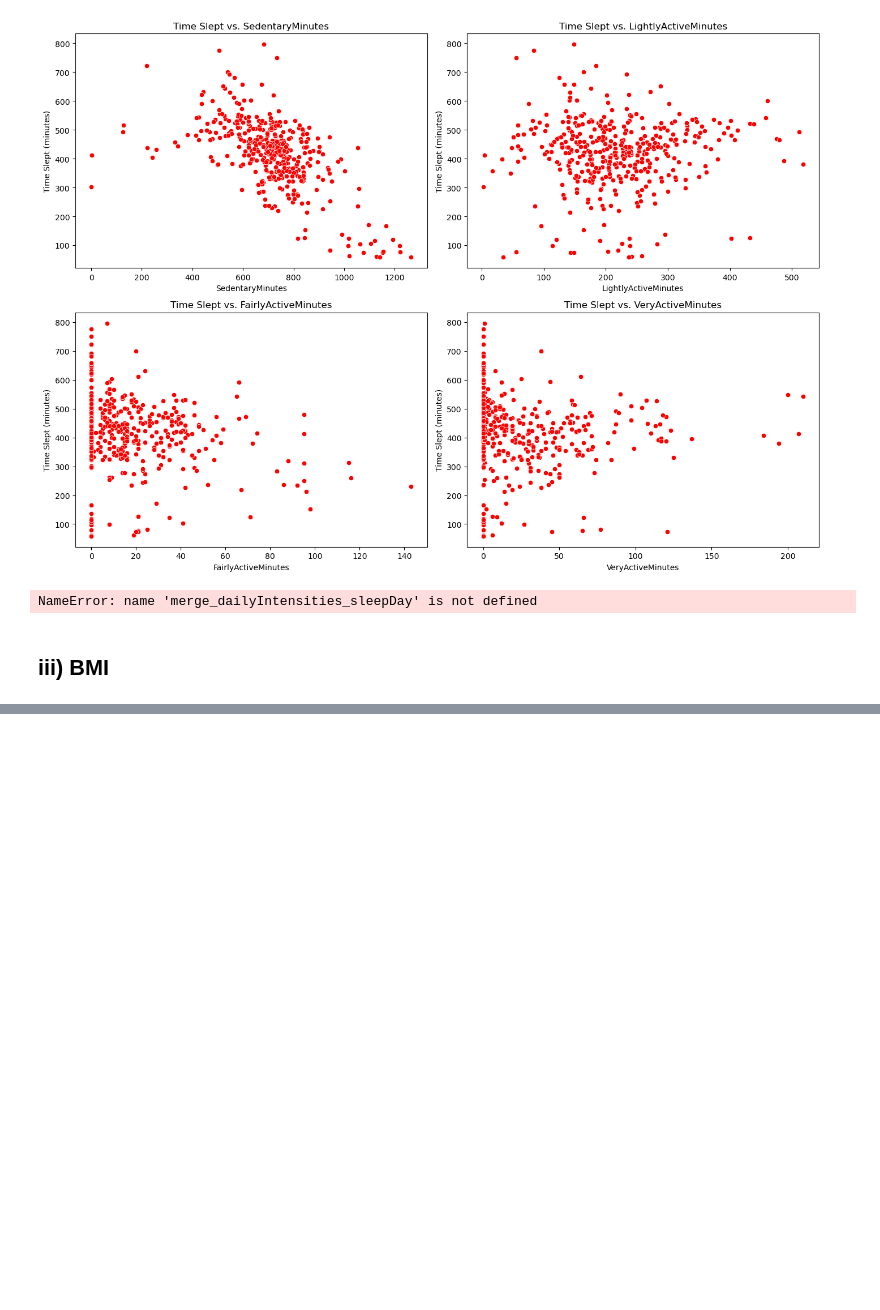
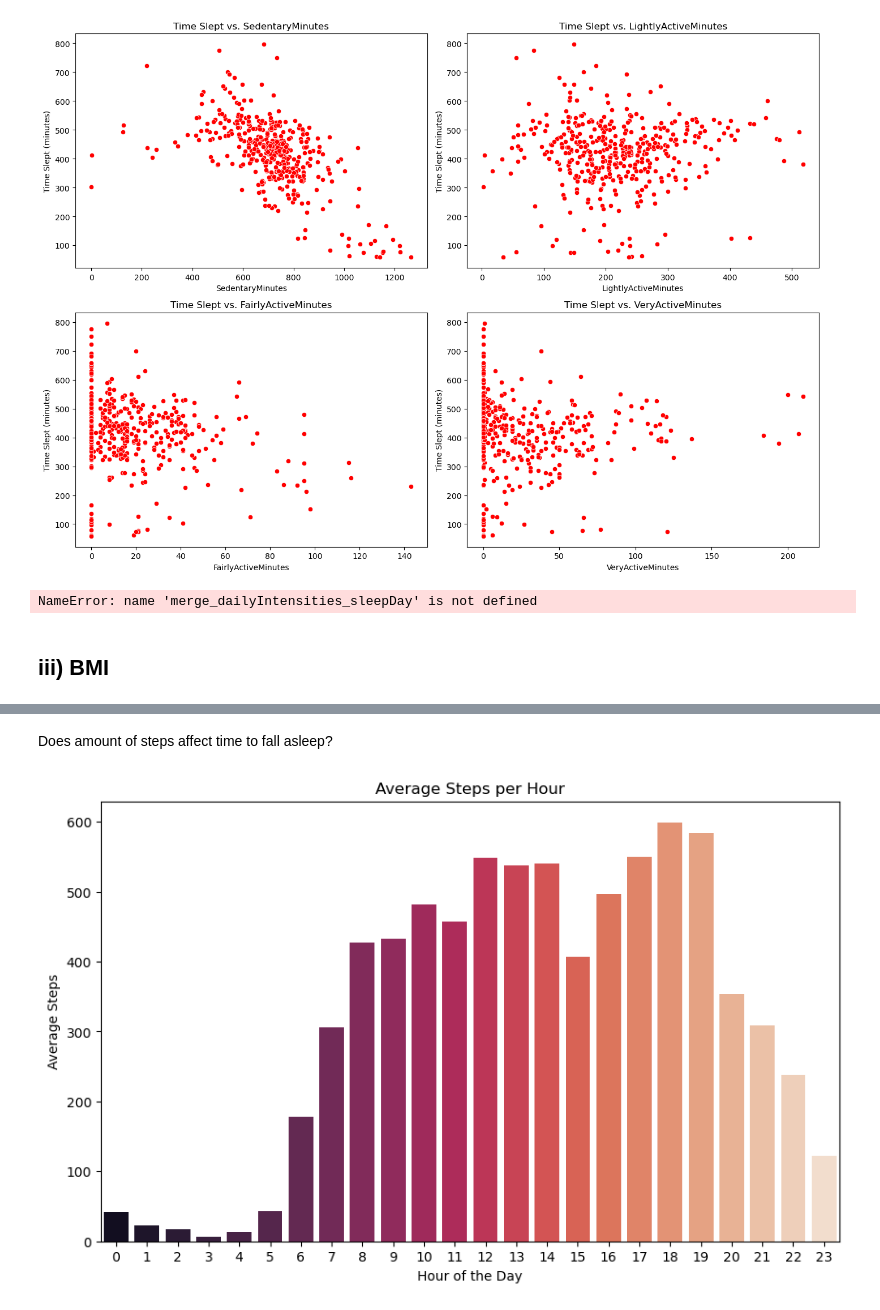
Before and after one commit to Hebbo23/Project-Big-Data---Group-22, a Jupyter notebook: final project code.ipynb, the cells around one changed output, grey strips where cells are left out. Saved outputs shown, nothing was run; the diff lists cells and outputs as text; code cells hidden in the pictures; blank space fills up the shorter version.

```diff
--- a/final project code.ipynb
+++ b/final project code.ipynb
@@ -1364,3 +1422,28 @@ plot_time_to_sleep_vs_bmi(c)
 #find top 15 persons with highest BMI on average and look at their BMI, average activity, average Calorie
 #do the same for everything but also for total time slept
 #list bmi for their corresponding last record
+# %% [markdown]
+Does amount of steps affect time to fall asleep?
+# %%
+hourlySteps_copy = hourlySteps.copy()#avoid modification of the data
+hourlySteps_copy["ActivityHour"] = pd.to_datetime(hourlySteps_copy["ActivityHour"], format='%m/%d/%Y %I:%M:%S %p')
+
+hourlySteps_copy["Date"] = hourlySteps_copy["ActivityHour"].dt.date
+hourlySteps_copy["Hour"] = hourlySteps_copy["ActivityHour"].dt.hour
+
+#hourlySteps_copy.head()
+#average, proportion of times is not 0 steps
+average_steps_per_hour = hourlySteps_copy.groupby("Hour")["StepTotal"].mean().reset_index()
+
+# Plot the bar chart
+plt.figure(figsize=(10, 6))
+sns.barplot(x="Hour", y="StepTotal", data=average_steps_per_hour, palette="rocket")
+
+# Customize the plot
+plt.title('Average Steps per Hour')
+plt.xlabel('Hour of the Day')
+plt.ylabel('Average Steps')
+plt.xticks(range(24))  # Ensure all hours from 0 to 23 are shown
+plt.show()
+# %% [output]
+[figure, added]
```
Also changed, not shown: parts of 15 cells of this notebook.
